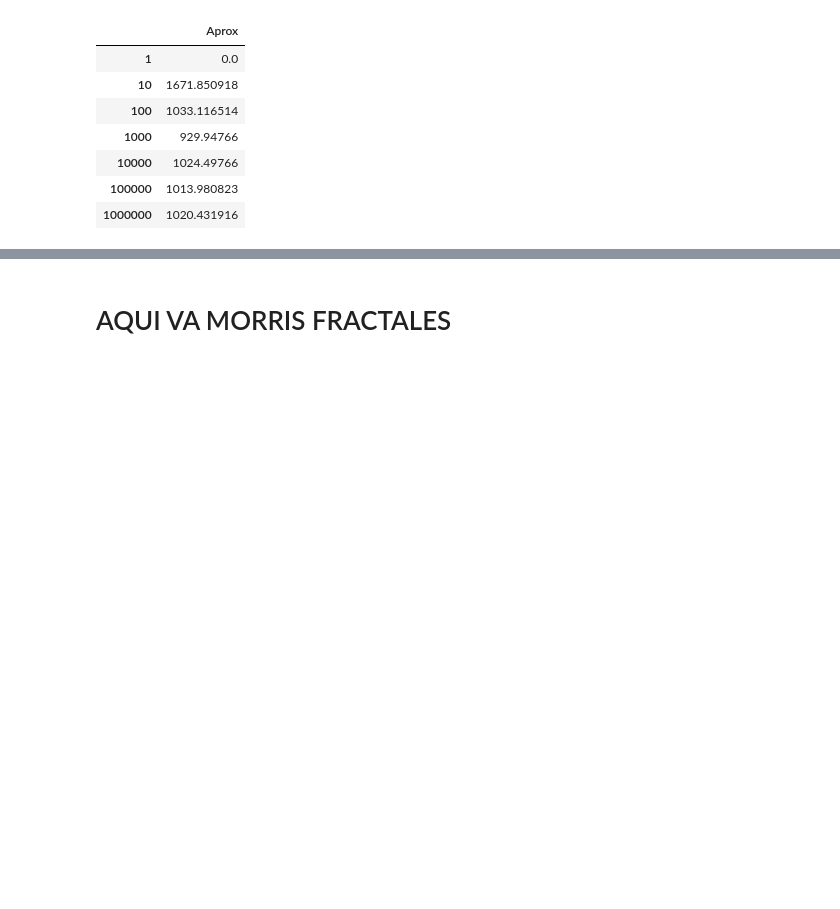
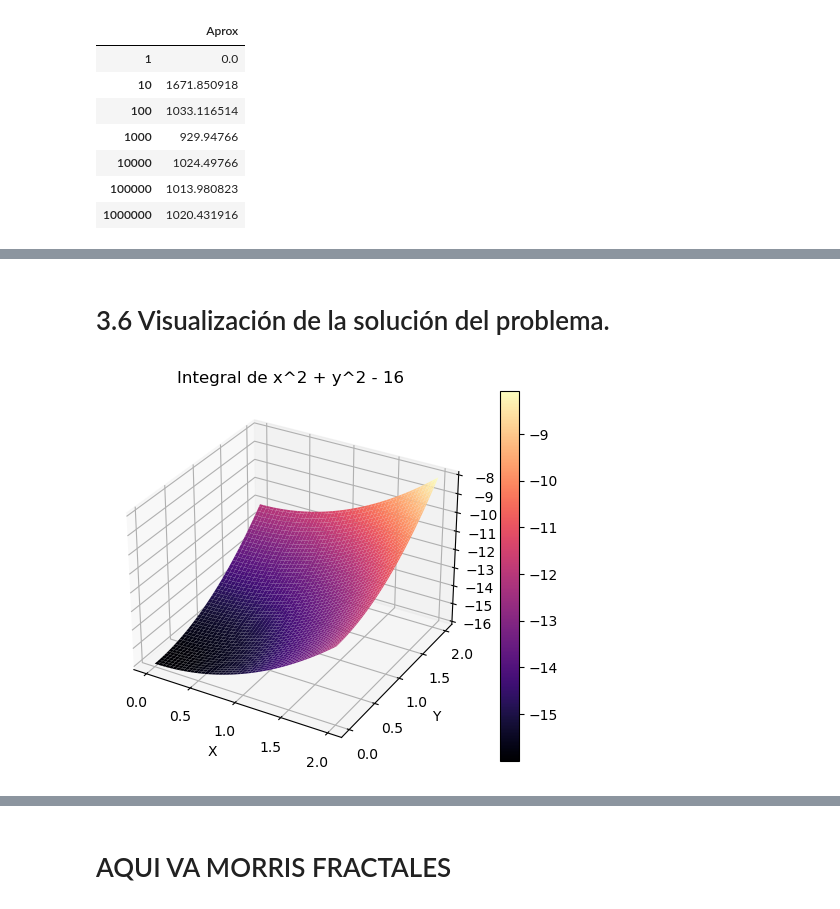
Before and after one commit to Daniel-Iteso/Proyecto2_HernandezDaniel_MarquezJesus, a Jupyter notebook: Proyecto2_Daniel_Jesus.ipynb, the cells around one changed output, grey strips where cells are left out. Drawn from its saved outputs; the diff is of its cells as text; code cells hidden in the pictures; blank space fills up the shorter version.

```diff
--- a/Proyecto2_Daniel_Jesus.ipynb
+++ b/Proyecto2_Daniel_Jesus.ipynb
@@ -165,0 +304,25 @@ tabla1
+# %% [markdown]
+# 3.6 Visualización de la solución del problema.
+# %%
+import numpy as np
+import matplotlib.pyplot as plt
+def f(x, y):
+    return x**2 + y**2 - 16
+
+x = np.linspace(0, 2, 100)
+y = np.linspace(0, 2, 100)
+X, Y = np.meshgrid(x, y)
+Z = f(X, Y)
+
+fig = plt.figure()
+ax = fig.add_subplot(projection='3d')
+surf = ax.plot_surface(X, Y, Z, cmap='magma')
+fig.colorbar(surf)
+ax.set_xlabel('X')
+ax.set_ylabel('Y')
+ax.set_zlabel('Z')
+
+plt.title('Integral de x^2 + y^2 - 16')
+plt.show()
+# %% [output]
+[figure, added]
```
Also changed, not shown: parts of 17 cells of this notebook.
